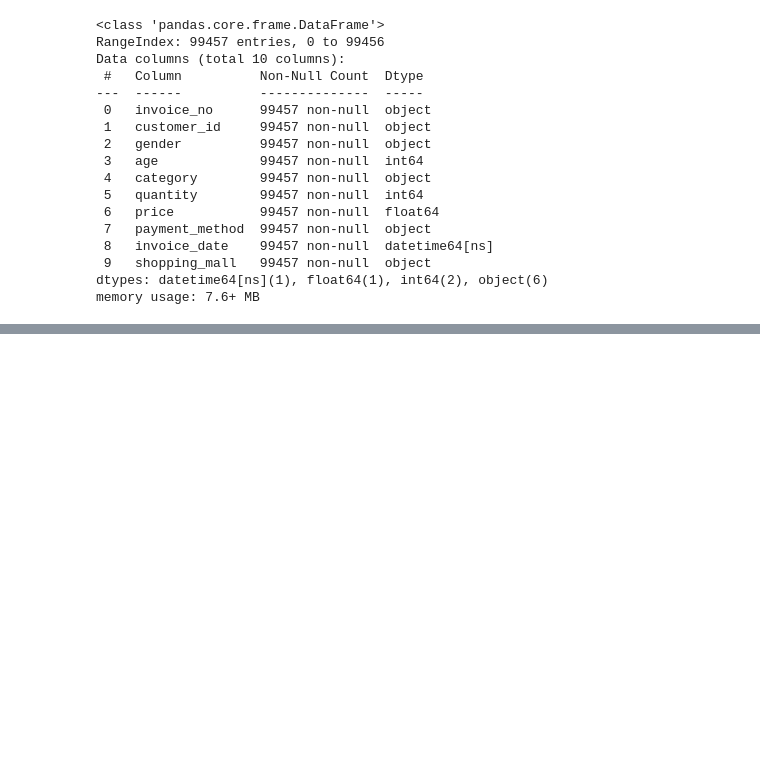
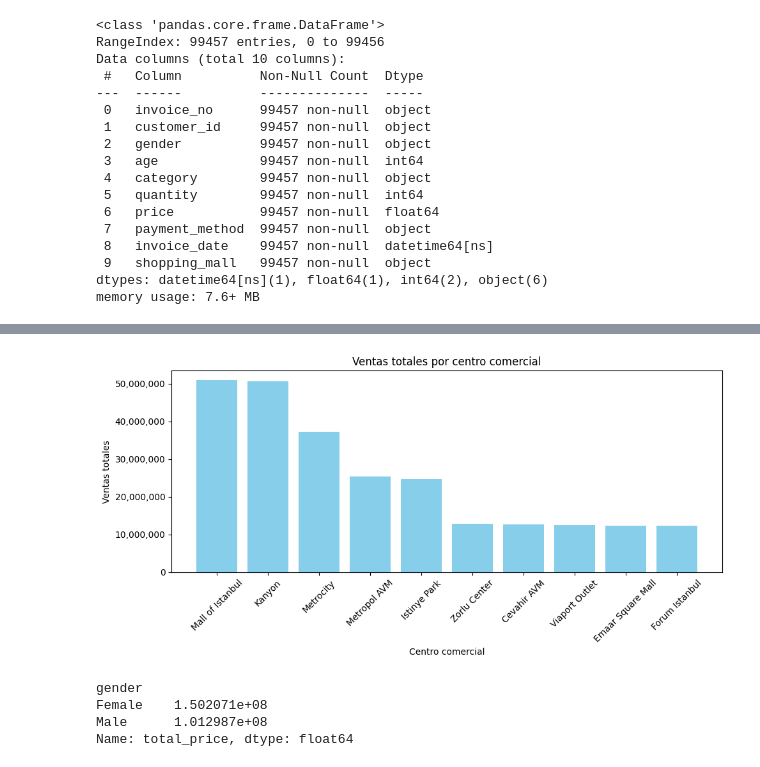
Before and after one commit to JuanLopezAranzazu/proyecto1-ciencia-datos, a Jupyter notebook: notebooks/customer_shopping_analysis.ipynb, the cells around one changed output, grey strips where cells are left out. Drawn from its saved outputs; the diff is of its cells as text; code cells hidden in the pictures; blank space fills up the shorter version.

```diff
--- a/notebooks/customer_shopping_analysis.ipynb
+++ b/notebooks/customer_shopping_analysis.ipynb
@@ -163,6 +110,0 @@ Name: price, dtype: float64
-# %%
-# funcion para obtener el precio total por centro comercial
-def total_price_by_shopping_mall(df):
-  return df.groupby("shopping_mall")["price"].sum().sort_values(ascending=False)
-
-total_price_by_shopping_mall(df)
@@ -203,0 +264,6 @@ memory usage: 7.6+ MB
+# %%
+# funcion para obtener el precio total por centro comercial
+def total_price_by_shopping_mall(df):
+  return df.groupby("shopping_mall")["total_price"].sum().sort_values(ascending=False)
+
+total_price_by_shopping_mall(df)
@@ -203,0 +283,25 @@ memory usage: 7.6+ MB
+# %%
+# generar gráfica
+plt.figure(figsize=(10, 5))
+plt.bar(total_price_by_shopping_mall(df).index, total_price_by_shopping_mall(df).values, color="skyblue")
+plt.xlabel("Centro comercial")
+plt.ylabel("Ventas totales")
+plt.title("Ventas totales por centro comercial")
+plt.xticks(rotation=45)
+plt.ticklabel_format(style="plain", axis="y")
+plt.gca().yaxis.set_major_formatter(plt.FuncFormatter(lambda x, loc: "{:,}".format(int(x))))
+plt.tight_layout()
+plt.show()
+# %% [output]
+[figure, added]
+# %%
+# funcion para obtener el total de ventas por genero
+def total_price_by_gender(df):
+  return df.groupby("gender")["total_price"].sum()
+
+total_price_by_gender(df)
+# %% [output]
+gender
+Female    1.502071e+08
+Male      1.012987e+08
+Name: total_price, dtype: float64
```
Also changed, not shown: parts of 25 cells of this notebook, 16 other files.
